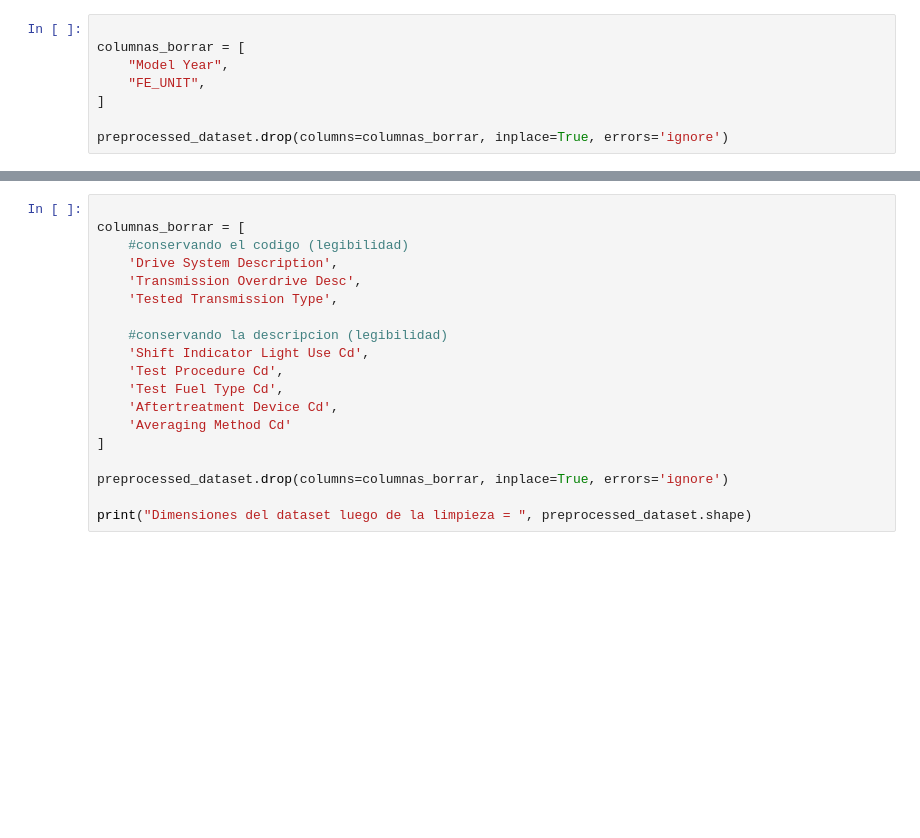
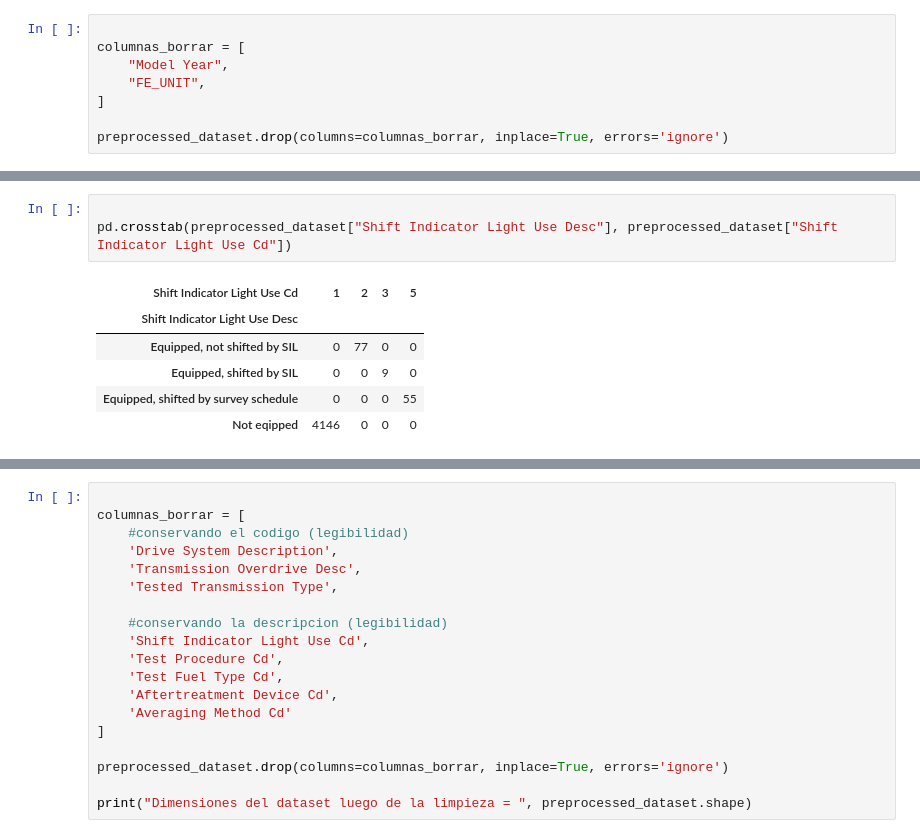
Before and after one commit to mdelrosariocoronado/tpe_fundamentos_2026, a Jupyter notebook: entrega.ipynb, the cells around one changed output, grey strips where cells are left out. Drawn from its saved outputs; the diff is of its cells as text; blank space fills up the shorter version.

```diff
--- a/entrega.ipynb
+++ b/entrega.ipynb
@@ -52,0 +69,10 @@ preprocessed_dataset.drop(columns=columnas_borrar, inplace=True, errors='ignore'
+# %%
+
+pd.crosstab(preprocessed_dataset["Shift Indicator Light Use Desc"], preprocessed_dataset["Shift Indicator Light Use Cd"])
+# %% [output]
+| Shift Indicator Light Use Cd | 1 | 2 | 3 | 5 |
+| Shift Indicator Light Use Desc |  |  |  |  |
+| Equipped, not shifted by SIL | 0 | 77 | 0 | 0 |
+| Equipped, shifted by SIL | 0 | 0 | 9 | 0 |
+| Equipped, shifted by survey schedule | 0 | 0 | 0 | 55 |
+| Not eqipped | 4146 | 0 | 0 | 0 |
```
Also changed, not shown: parts of 6 cells of this notebook.
